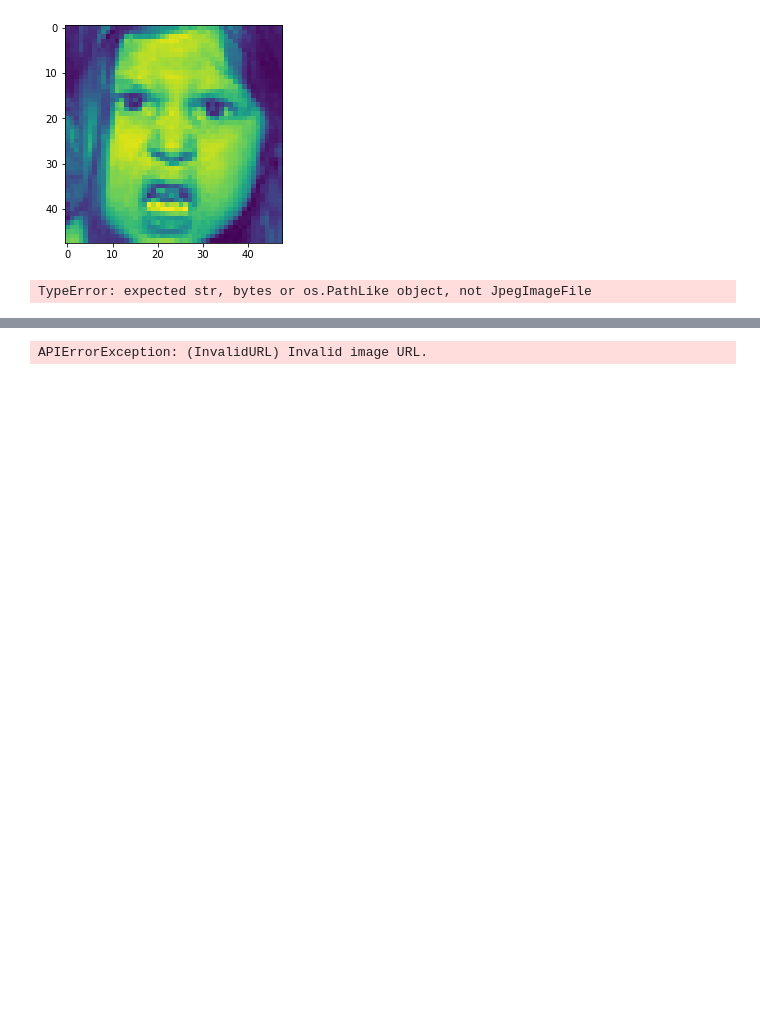
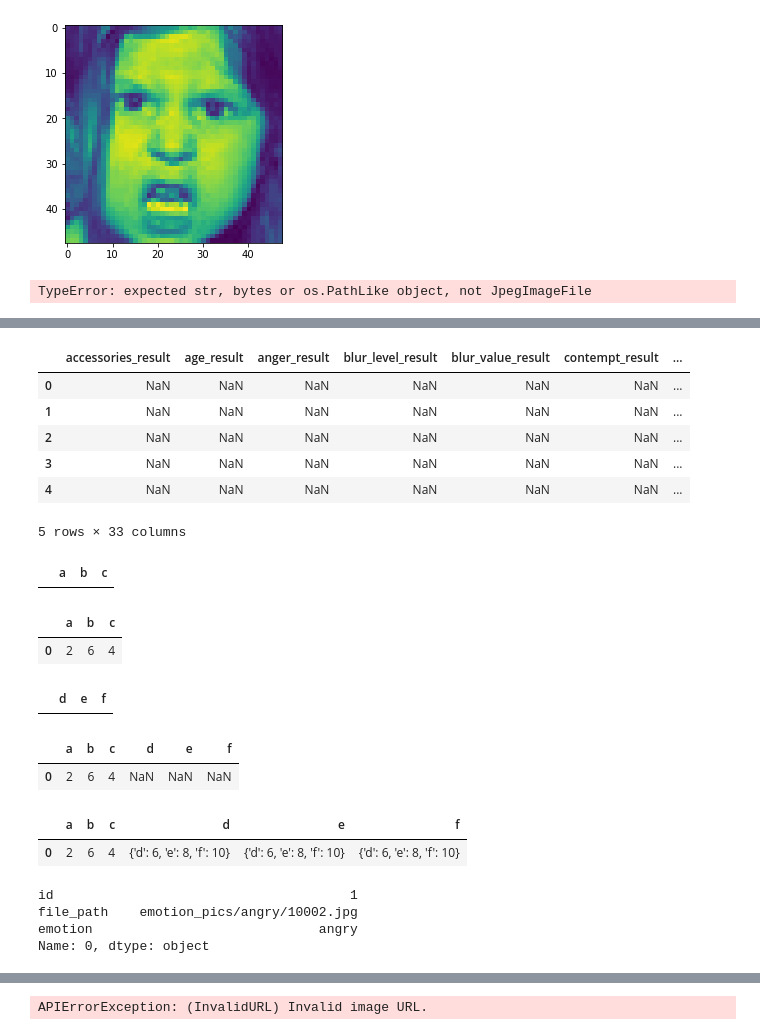
Before and after one commit to nagemnat/cs_face, a Jupyter notebook: emotions.ipynb, the cells around one changed output, grey strips where cells are left out. Cells and saved outputs as stored; diff of their text form; code cells hidden in the pictures; blank space fills up the shorter version.

```diff
--- a/emotions.ipynb
+++ b/emotions.ipynb
@@ -286,0 +444,46 @@ for face in test2:
+# %%
+# open results table without running API from pkl file
+new_df = pd.read_pickle('results.pkl')
+# %% [output]
+|  | accessories_result | age_result | anger_result | blur_level_result | blur_value_result | contempt_result | ... |
+| 0 | NaN | NaN | NaN | NaN | NaN | NaN | ... |
+| 1 | NaN | NaN | NaN | NaN | NaN | NaN | ... |
+| 2 | NaN | NaN | NaN | NaN | NaN | NaN | ... |
+| 3 | NaN | NaN | NaN | NaN | NaN | NaN | ... |
+| 4 | NaN | NaN | NaN | NaN | NaN | NaN | ... |
+5 rows × 33 columns
+# %%
+test_df = pd.DataFrame(columns=['a','b','c'])
+test_df
+# %% [output]
+|  | a | b | c |
+# %%
+test_df.loc[0] = {'a':2, 'b':6,'c':4}
+test_df
+# %% [output]
+|  | a | b | c |
+| 0 | 2 | 6 | 4 |
+# %%
+test_df2 = pd.DataFrame(columns=['d','e','f'])
+test_df2
+# %% [output]
+|  | d | e | f |
+# %%
+df3 = pd.concat([test_df, test_df2], axis=0)
+df3
+# %% [output]
+|  | a | b | c | d | e | f |
+| 0 | 2 | 6 | 4 | NaN | NaN | NaN |
+# %%
+df3.loc[0][3:6] = {'d':6,'e':8,'f':10}
+df3
+# %% [output]
+|  | a | b | c | d | e | f |
+| 0 | 2 | 6 | 4 | {'d': 6, 'e': 8, 'f': 10} | {'d': 6, 'e': 8, 'f': 10} | {'d': 6, 'e': 8, 'f': 10} |
+# %%
+df.ix[0]
+# %% [output]
+id                                      1
+file_path    emotion_pics/angry/10002.jpg
+emotion                             angry
+Name: 0, dtype: object
```
Also changed, not shown: parts of 12 cells of this notebook, 1 other file.
